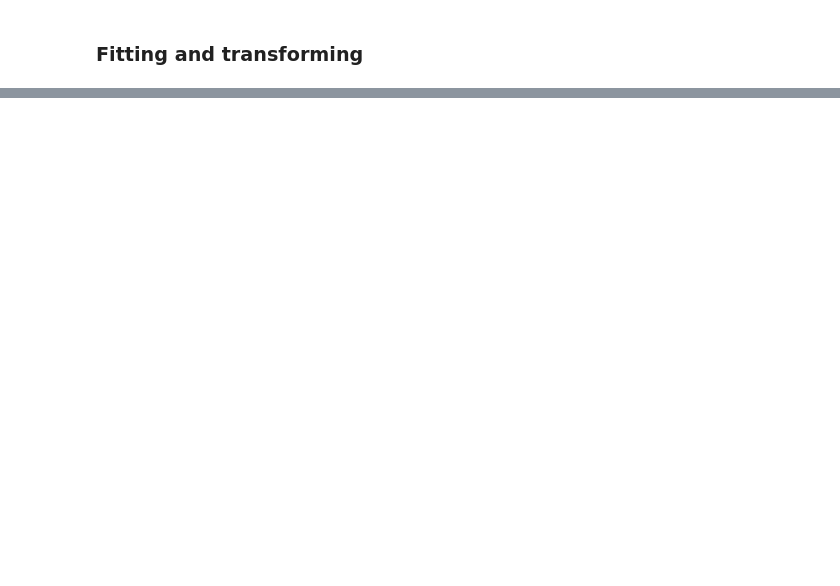
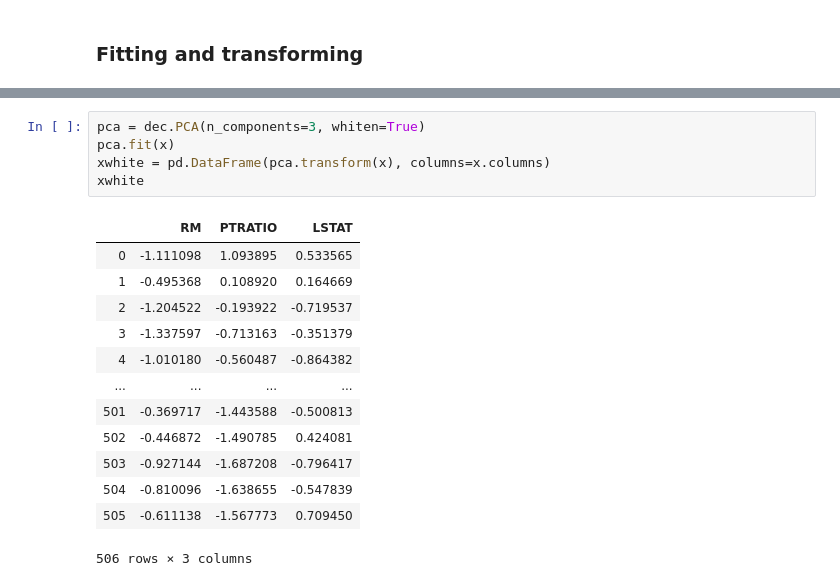
Before and after one commit to fionanealon/Boston-Housing-dataset, a Jupyter notebook: Boston Housing dataset.ipynb, the cells around one changed output, grey strips where cells are left out. Cells and saved outputs as stored; diff of their text form; blank space fills up the shorter version.

```diff
--- a/Boston Housing dataset.ipynb
+++ b/Boston Housing dataset.ipynb
@@ -505,0 +637,19 @@ scaler.transform(np.array([[6.0, 18.0, 3.0]]))
+# %%
+pca = dec.PCA(n_components=3, whiten=True)
+pca.fit(x)
+xwhite = pd.DataFrame(pca.transform(x), columns=x.columns)
+xwhite
+# %% [output]
+|  | RM | PTRATIO | LSTAT |
+| 0 | -1.111098 | 1.093895 | 0.533565 |
+| 1 | -0.495368 | 0.108920 | 0.164669 |
+| 2 | -1.204522 | -0.193922 | -0.719537 |
+| 3 | -1.337597 | -0.713163 | -0.351379 |
+| 4 | -1.010180 | -0.560487 | -0.864382 |
+| ... | ... | ... | ... |
+| 501 | -0.369717 | -1.443588 | -0.500813 |
+| 502 | -0.446872 | -1.490785 | 0.424081 |
+| 503 | -0.927144 | -1.687208 | -0.796417 |
+| 504 | -0.810096 | -1.638655 | -0.547839 |
+| 505 | -0.611138 | -1.567773 | 0.709450 |
+506 rows × 3 columns
```
Also changed, not shown: parts of 81 cells of this notebook.
